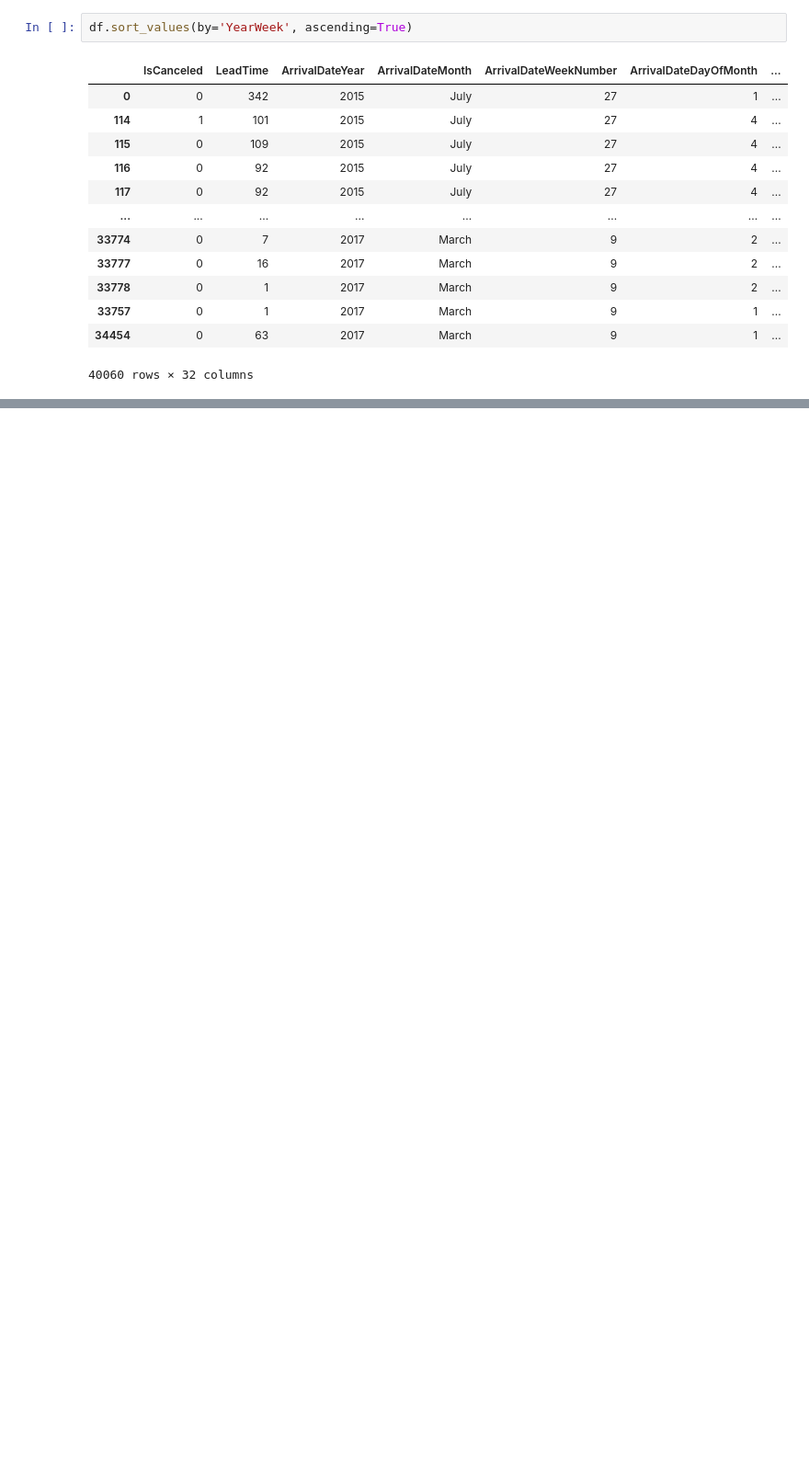
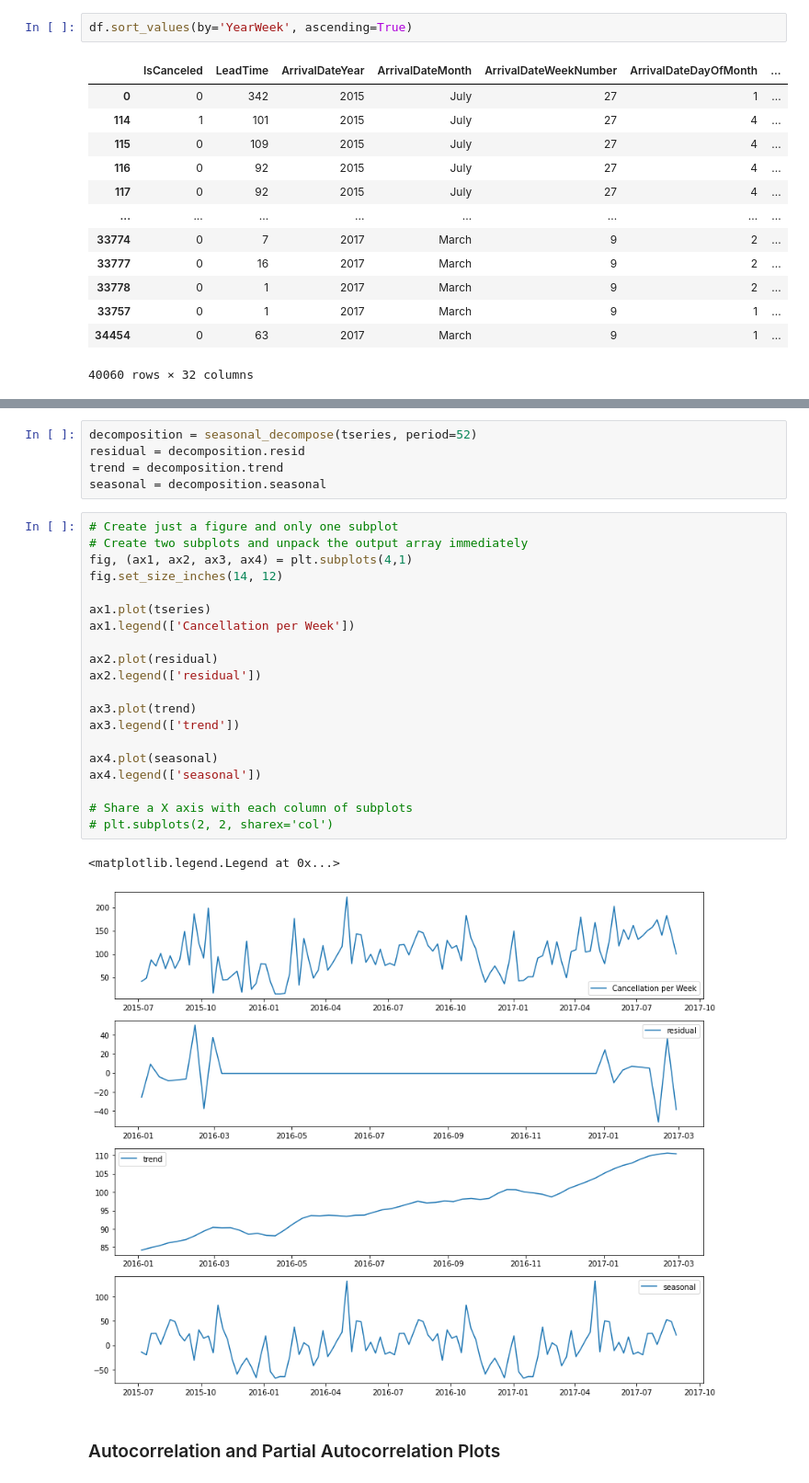
Before and after one commit to sanayei/tseries, a Jupyter notebook: arima.ipynb, the cells around one changed output, grey strips where cells are left out. Shown at 92% size. Saved outputs shown, nothing was run; the diff lists cells and outputs as text; blank space fills up the shorter version.

```diff
--- a/arima.ipynb
+++ b/arima.ipynb
@@ -122,0 +169,30 @@ cancelled_per_week.plot()
+# %%
+decomposition = seasonal_decompose(tseries, period=52)
+residual = decomposition.resid
+trend = decomposition.trend
+seasonal = decomposition.seasonal
+# %%
+# Create just a figure and only one subplot
+# Create two subplots and unpack the output array immediately
+fig, (ax1, ax2, ax3, ax4) = plt.subplots(4,1)
+fig.set_size_inches(14, 12)
+
+ax1.plot(tseries)
+ax1.legend(['Cancellation per Week'])
+
+ax2.plot(residual)
+ax2.legend(['residual'])
+
+ax3.plot(trend)
+ax3.legend(['trend'])
+
+ax4.plot(seasonal)
+ax4.legend(['seasonal'])
+
+# Share a X axis with each column of subplots
+# plt.subplots(2, 2, sharex='col')
+# %% [output]
+<matplotlib.legend.Legend at 0x...>
+[figure, added]
+# %% [markdown]
+### Autocorrelation and Partial Autocorrelation Plots
```
Also changed, not shown: parts of 14 cells of this notebook.
